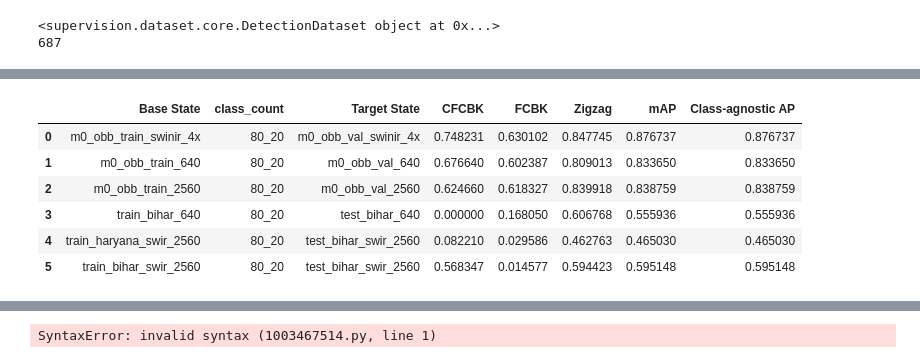
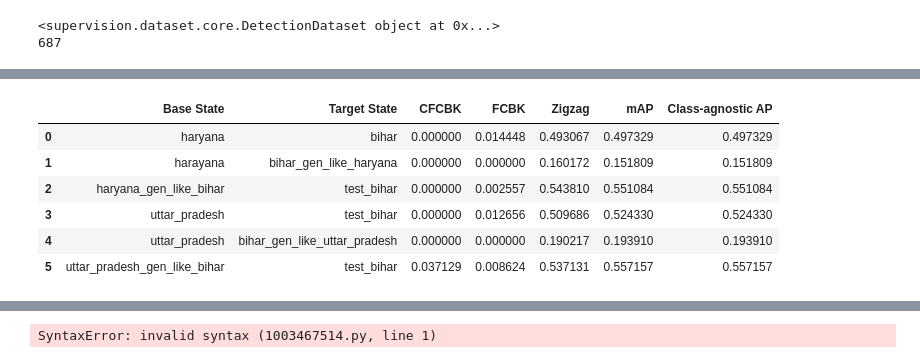
Before and after one commit to rishabh-mondal/ijcai_2025_kilns, a Jupyter notebook: notebooks/region_map_performance.ipynb, the cells around one changed output, grey strips where cells are left out. Drawn from its saved outputs; the diff is of its cells as text; code cells hidden in the pictures.

```diff
--- a/notebooks/region_map_performance.ipynb
+++ b/notebooks/region_map_performance.ipynb
@@ -182,12 +243,12 @@ Results appended to /home/rishabh.mondal/Brick-Kilns-project/ijcai_2025_kilns/re
 # %%
-df="/home/rishabh.mondal/Brick-Kilns-project/ijcai_2025_kilns/result_csv/different_model_performance_m0.csv"
+df="/home/rishabh.mondal/Brick-Kilns-project/ijcai_2025_kilns/result_csv/different_model_performance_cyclegan.csv"
 df = pd.read_csv(df)
 df
 # %% [output]
-|  | Base State | class_count | Target State | CFCBK | FCBK | Zigzag | mAP | Class-agnostic AP |
-| 0 | m0_obb_train_swinir_4x | 80_20 | m0_obb_val_swinir_4x | 0.748231 | 0.630102 | 0.847745 | 0.876737 | 0.876737 |
-| 1 | m0_obb_train_640 | 80_20 | m0_obb_val_640 | 0.676640 | 0.602387 | 0.809013 | 0.833650 | 0.833650 |
-| 2 | m0_obb_train_2560 | 80_20 | m0_obb_val_2560 | 0.624660 | 0.618327 | 0.839918 | 0.838759 | 0.838759 |
-| 3 | train_bihar_640 | 80_20 | test_bihar_640 | 0.000000 | 0.168050 | 0.606768 | 0.555936 | 0.555936 |
-| 4 | train_haryana_swir_2560 | 80_20 | test_bihar_swir_2560 | 0.082210 | 0.029586 | 0.462763 | 0.465030 | 0.465030 |
-| 5 | train_bihar_swir_2560 | 80_20 | test_bihar_swir_2560 | 0.568347 | 0.014577 | 0.594423 | 0.595148 | 0.595148 |
+|  | Base State | Target State | CFCBK | FCBK | Zigzag | mAP | Class-agnostic AP |
+| 0 | haryana | bihar | 0.000000 | 0.014448 | 0.493067 | 0.497329 | 0.497329 |
+| 1 | harayana | bihar_gen_like_haryana | 0.000000 | 0.000000 | 0.160172 | 0.151809 | 0.151809 |
+| 2 | haryana_gen_like_bihar | test_bihar | 0.000000 | 0.002557 | 0.543810 | 0.551084 | 0.551084 |
+| 3 | uttar_pradesh | test_bihar | 0.000000 | 0.012656 | 0.509686 | 0.524330 | 0.524330 |
+| 4 | uttar_pradesh | bihar_gen_like_uttar_pradesh | 0.000000 | 0.000000 | 0.190217 | 0.193910 | 0.193910 |
+| 5 | uttar_pradesh_gen_like_bihar | test_bihar | 0.037129 | 0.008624 | 0.537131 | 0.557157 | 0.557157 |
```
Also changed, not shown: parts of 15 cells of this notebook, 4 other files.
